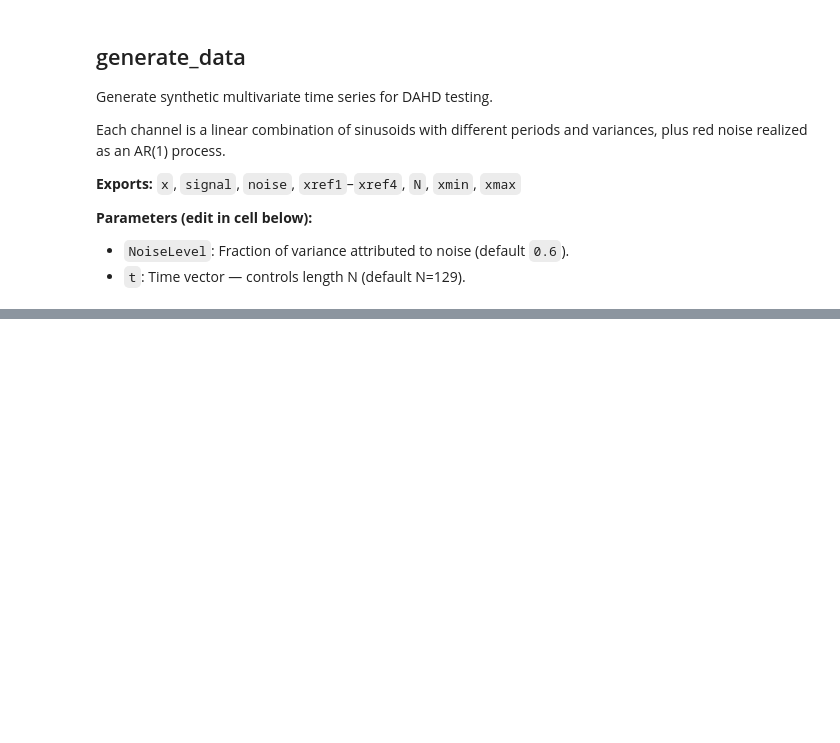
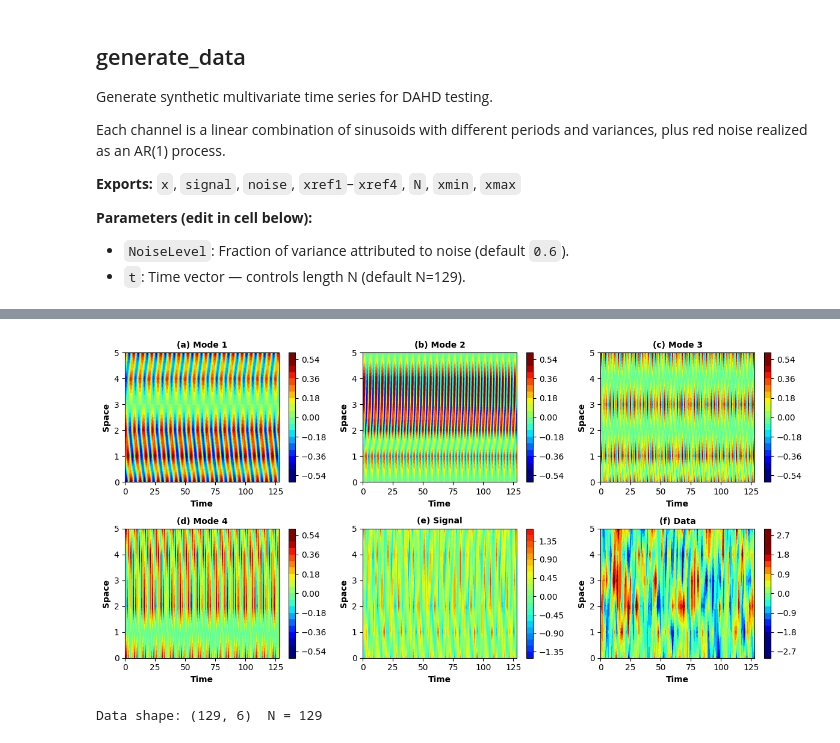
Before and after one commit to euvrain/DAHD4, a Jupyter notebook: generate_data.ipynb, the cells around one changed output, grey strips where cells are left out. Drawn from its saved outputs; the diff is of its cells as text; code cells hidden in the pictures; blank space fills up the shorter version.

```diff
--- a/generate_data.ipynb
+++ b/generate_data.ipynb
@@ -110,13 +112,22 @@ if __name__ == '__main__':
 # %%
 # Demo: plot all six panels
-import matplotlib
-matplotlib.use('Agg')
 import matplotlib.pyplot as plt
+import numpy as np
+
 fig, axes = plt.subplots(2, 3, figsize=(12, 6))
-for ax, arr, title in zip(axes.flat,
-    [xref1, xref2, xref3, xref4, signal, data],
-    ['(a) Mode 1','(b) Mode 2','(c) Mode 3','(d) Mode 4','(e) Signal','(f) Data']):
+arrays = [xref1, xref2, xref3, xref4, signal, data]
+titles = ['(a) Mode 1','(b) Mode 2','(c) Mode 3','(d) Mode 4','(e) Signal','(f) Data']
+vmins  = [-0.5, -0.5, -0.5, -0.5, -2, -2]
+vmaxs  = [ 0.5,  0.5,  0.5,  0.5,  2,  2]
+for ax, arr, title, vmin, vmax in zip(axes.flat, arrays, titles, vmins, vmaxs):
+    cf = ax.contourf(arr.T, 20, cmap='jet', vmin=vmin, vmax=vmax)
+    fig.colorbar(cf, ax=ax)
     ax.set_title(title)
-    ax.set_xlabel('Time'); ax.set_ylabel('Space')
+    ax.set_xlabel('Time')
+    ax.set_ylabel('Space')
 plt.tight_layout()
+plt.show()
 print('Data shape:', x.shape, ' N =', N)
+# %% [output]
+[figure, added]
+Data shape: (129, 6)  N = 129
```
Also changed, not shown: parts of 1 cell of this notebook.
